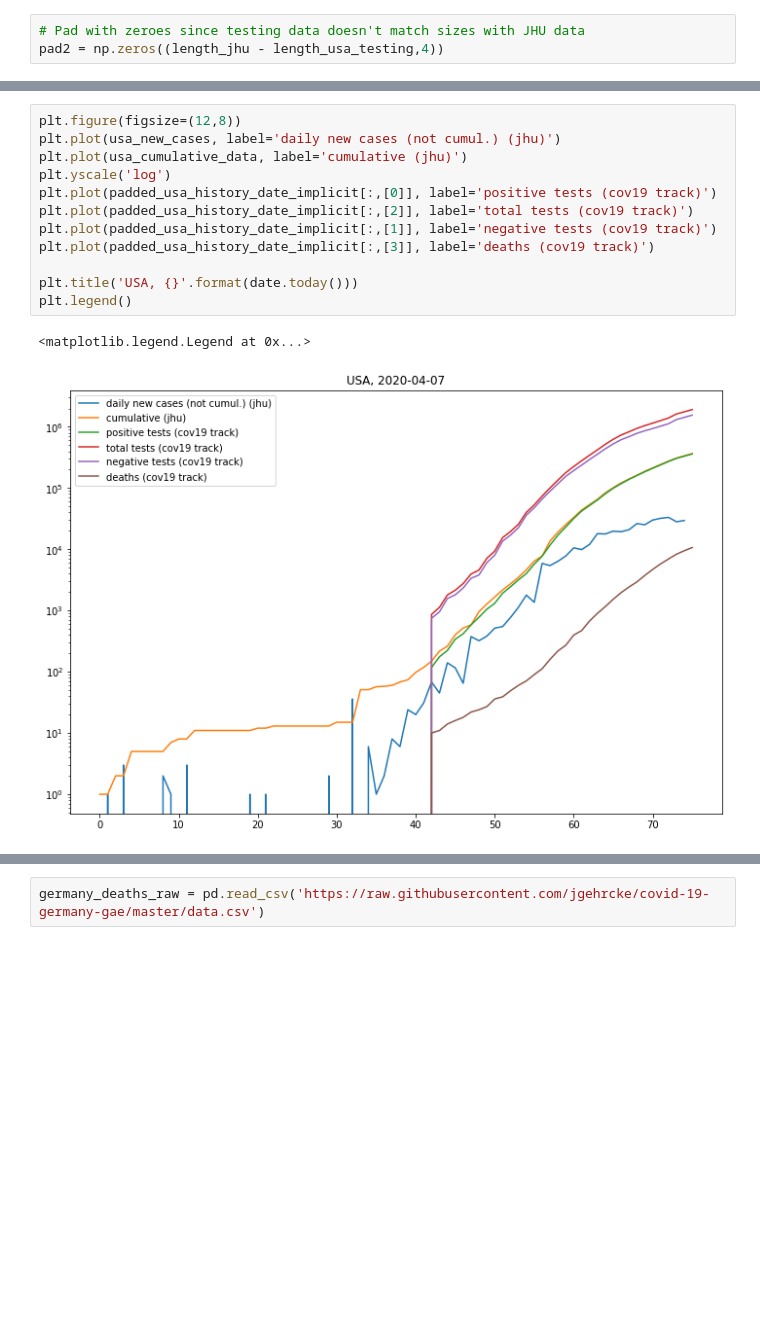
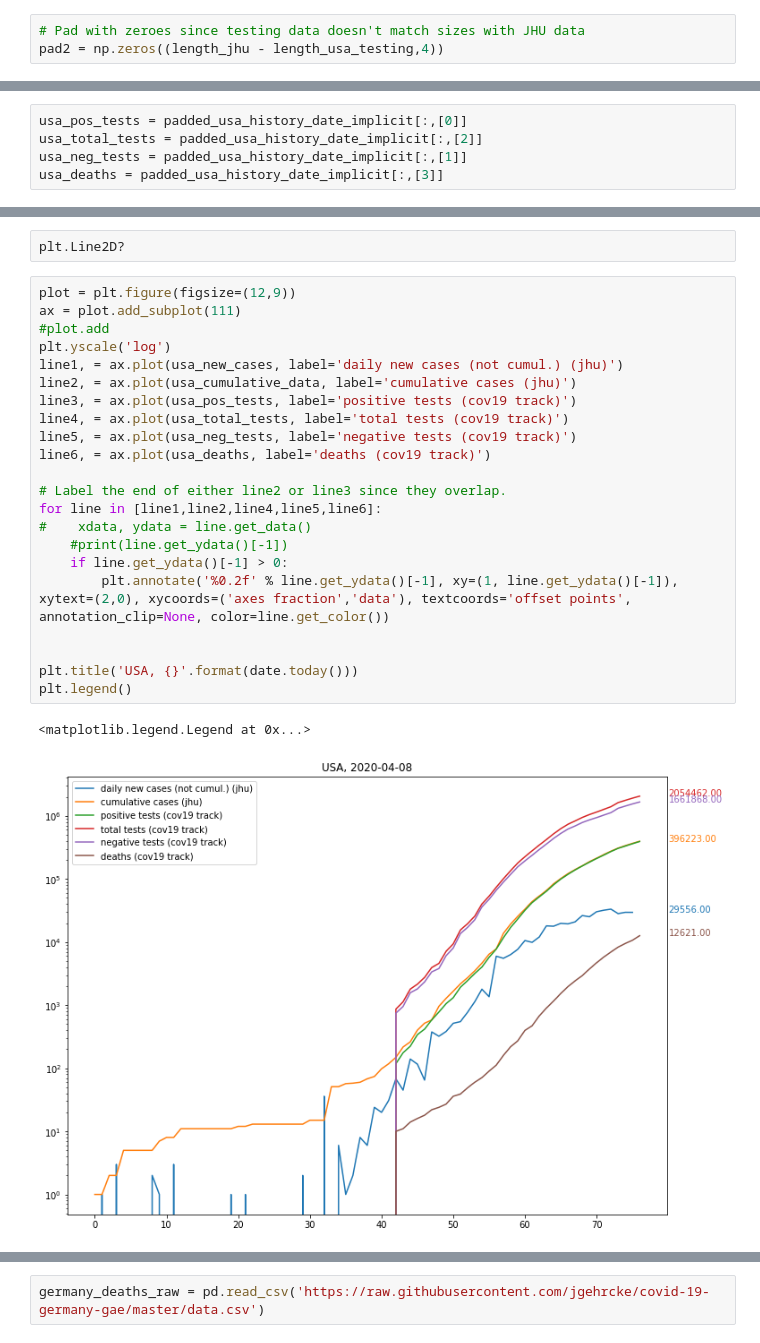
Before and after one commit to CameronBeebe/C19Analysis, a Jupyter notebook: C19Analysis.ipynb, the cells around one changed output, grey strips where cells are left out. Cells and saved outputs as stored; diff of their text form; blank space fills up the shorter version.

Commit message:
Worked on color labels for last y values, did some other learning.  Still a mess

```diff
--- a/C19Analysis.ipynb
+++ b/C19Analysis.ipynb
@@ -483,0 +485,5 @@ padded_usa_history_date_implicit, padded_usa_history_date_implicit.shape
+# %%
+usa_pos_tests = padded_usa_history_date_implicit[:,[0]]
+usa_total_tests = padded_usa_history_date_implicit[:,[2]]
+usa_neg_tests = padded_usa_history_date_implicit[:,[1]]
+usa_deaths = padded_usa_history_date_implicit[:,[3]]
@@ -484,18 +510,30 @@ padded_usa_history_date_implicit, padded_usa_history_date_implicit.shape
+# %%
+plt.Line2D?
 # %%
-plt.figure(figsize=(12,8))
-plt.plot(usa_new_cases, label='daily new cases (not cumul.) (jhu)')
-plt.plot(usa_cumulative_data, label='cumulative (jhu)')
+plot = plt.figure(figsize=(12,9))
+ax = plot.add_subplot(111)
+#plot.add
 plt.yscale('log')
-plt.plot(padded_usa_history_date_implicit[:,[0]], label='positive tests (cov19 track)')
-plt.plot(padded_usa_history_date_implicit[:,[2]], label='total tests (cov19 track)')
-plt.plot(padded_usa_history_date_implicit[:,[1]], label='negative tests (cov19 track)')
-plt.plot(padded_usa_history_date_implicit[:,[3]], label='deaths (cov19 track)')
+line1, = ax.plot(usa_new_cases, label='daily new cases (not cumul.) (jhu)')
+line2, = ax.plot(usa_cumulative_data, label='cumulative cases (jhu)')
+line3, = ax.plot(usa_pos_tests, label='positive tests (cov19 track)')
+line4, = ax.plot(usa_total_tests, label='total tests (cov19 track)')
+line5, = ax.plot(usa_neg_tests, label='negative tests (cov19 track)')
+line6, = ax.plot(usa_deaths, label='deaths (cov19 track)')
+
+# Label the end of either line2 or line3 since they overlap.
+for line in [line1,line2,line4,line5,line6]:
+#    xdata, ydata = line.get_data()
+    #print(line.get_ydata()[-1])
+    if line.get_ydata()[-1] > 0:
+        plt.annotate('%0.2f' % line.get_ydata()[-1], xy=(1, line.get_ydata()[-1]), xytext=(2,0), xycoords=('axes fraction','data'), textcoords='offset points', annotation_clip=None, color=line.get_color())
+
 
 plt.title('USA, {}'.format(date.today()))
 plt.legend()
 # %% [output]
 <matplotlib.legend.Legend at 0x...>
-[figure, old version]
+[figure, new version]
 # %%
 skip = ['time_iso8601']
 germany_raw = pd.read_csv('https://raw.githubusercontent.com/jgehrcke/covid-19-germany-gae/master/cases-rki-by-state.csv',usecols=lambda x: x not in skip)
```
Also changed, not shown: parts of 33 cells of this notebook.
